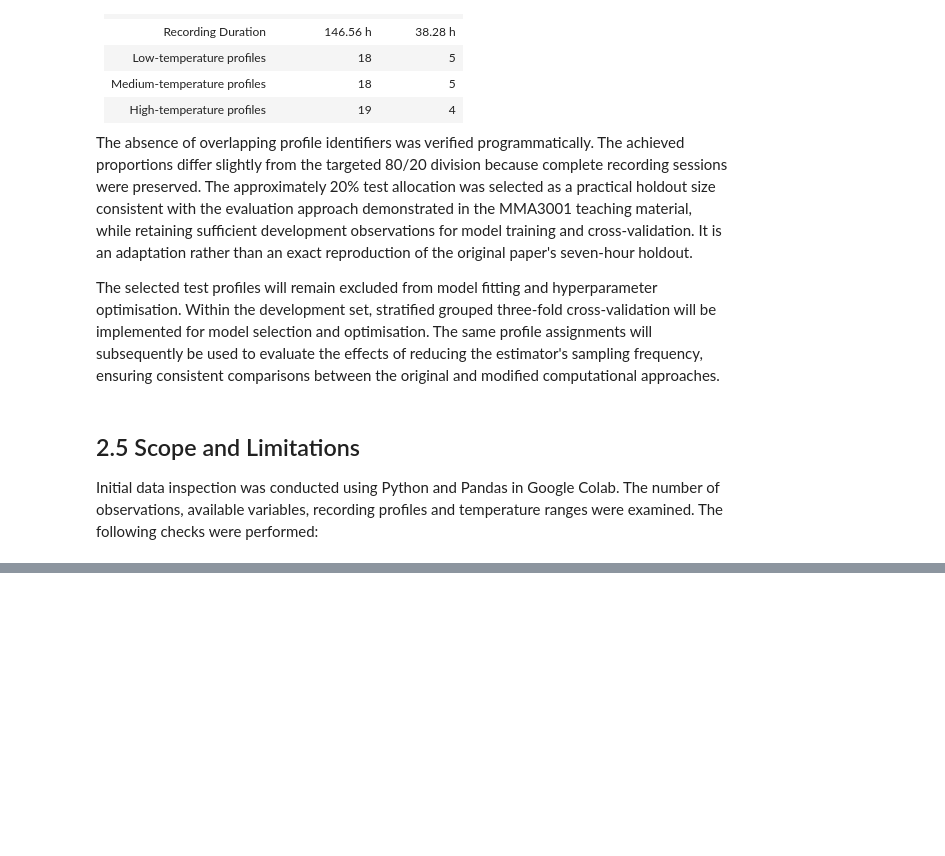
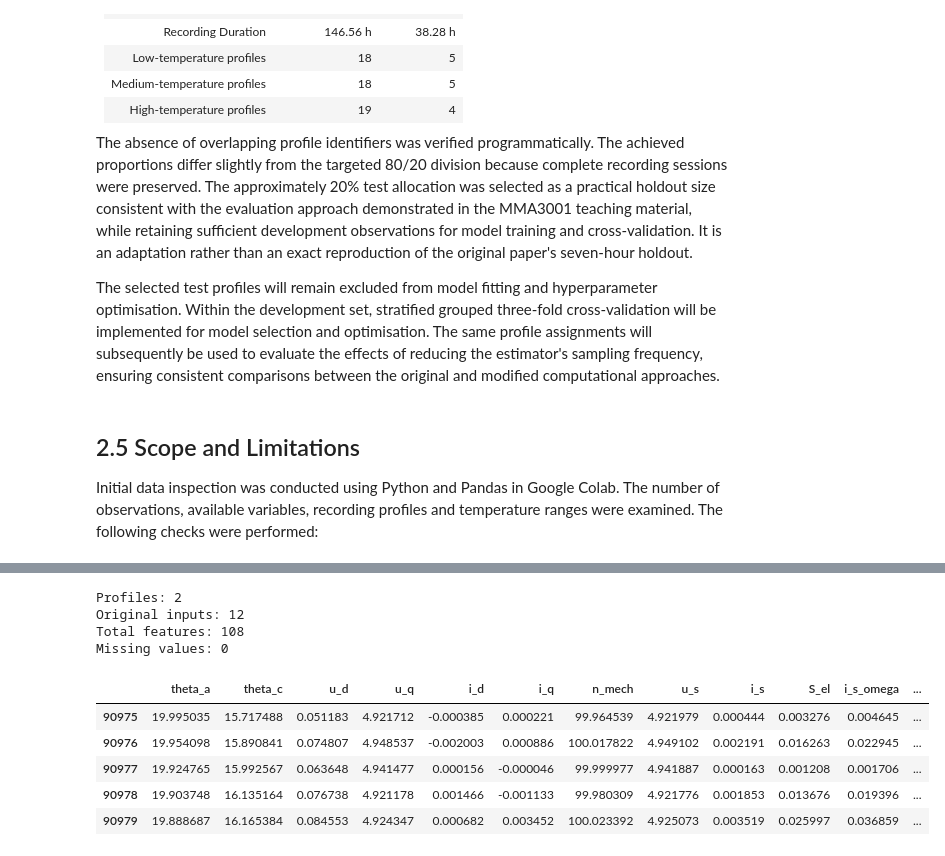
Before and after one commit to Fdau0002/Permanent-Magnet-Temperature-Estimate, a Jupyter notebook: Permanent_Magnet_Temperature_Estimation.ipynb, the cells around one changed output, grey strips where cells are left out. Saved outputs shown, nothing was run; the diff lists cells and outputs as text; code cells hidden in the pictures; blank space fills up the shorter version.

```diff
--- a/Permanent_Magnet_Temperature_Estimation.ipynb
+++ b/Permanent_Magnet_Temperature_Estimation.ipynb
@@ -287,0 +500,47 @@ Initial data inspection was conducted using Python and Pandas in Google Colab. T
+# %%
+
+# Select two development profiles only
+demo_ids = train_ids[:2]
+
+demo_df = (
+    train_df[train_df["profile_id"].isin(demo_ids)]
+    .groupby("profile_id", sort=False)
+    .head(300)
+    .copy()
+)
+
+# Construct the twelve input variables
+X_demo = make_paper_inputs(demo_df)
+
+# Illustrative spans (NOT yet optimised)
+example_spans = [10, 50, 200, 1000]
+
+# Generate temporal features
+X_temporal = make_temporal_features(
+    X_demo,
+    demo_df["profile_id"],
+    spans=example_spans
+)
+
+# Verify feature matrix
+assert X_temporal.shape[1] == 108
+assert X_temporal.isna().sum().sum() == 0
+assert np.isfinite(X_temporal.to_numpy()).all()
+
+print("Profiles:", demo_df["profile_id"].nunique())
+print("Original inputs:", X_demo.shape[1])
+print("Total features:", X_temporal.shape[1])
+print("Missing values:", X_temporal.isna().sum().sum())
+
+display(X_temporal.iloc[:5, :16])
+# %% [output]
+Profiles: 2
+Original inputs: 12
+Total features: 108
+Missing values: 0
+|  | theta_a | theta_c | u_d | u_q | i_d | i_q | n_mech | u_s | i_s | S_el | i_s_omega | ... |
+| 90975 | 19.995035 | 15.717488 | 0.051183 | 4.921712 | -0.000385 | 0.000221 | 99.964539 | 4.921979 | 0.000444 | 0.003276 | 0.004645 | ... |
+| 90976 | 19.954098 | 15.890841 | 0.074807 | 4.948537 | -0.002003 | 0.000886 | 100.017822 | 4.949102 | 0.002191 | 0.016263 | 0.022945 | ... |
+| 90977 | 19.924765 | 15.992567 | 0.063648 | 4.941477 | 0.000156 | -0.000046 | 99.999977 | 4.941887 | 0.000163 | 0.001208 | 0.001706 | ... |
+| 90978 | 19.903748 | 16.135164 | 0.076738 | 4.921178 | 0.001466 | -0.001133 | 99.980309 | 4.921776 | 0.001853 | 0.013676 | 0.019396 | ... |
+| 90979 | 19.888687 | 16.165384 | 0.084553 | 4.924347 | 0.000682 | 0.003452 | 100.023392 | 4.925073 | 0.003519 | 0.025997 | 0.036859 | ... |
```
Also changed, not shown: parts of 9 cells of this notebook.
